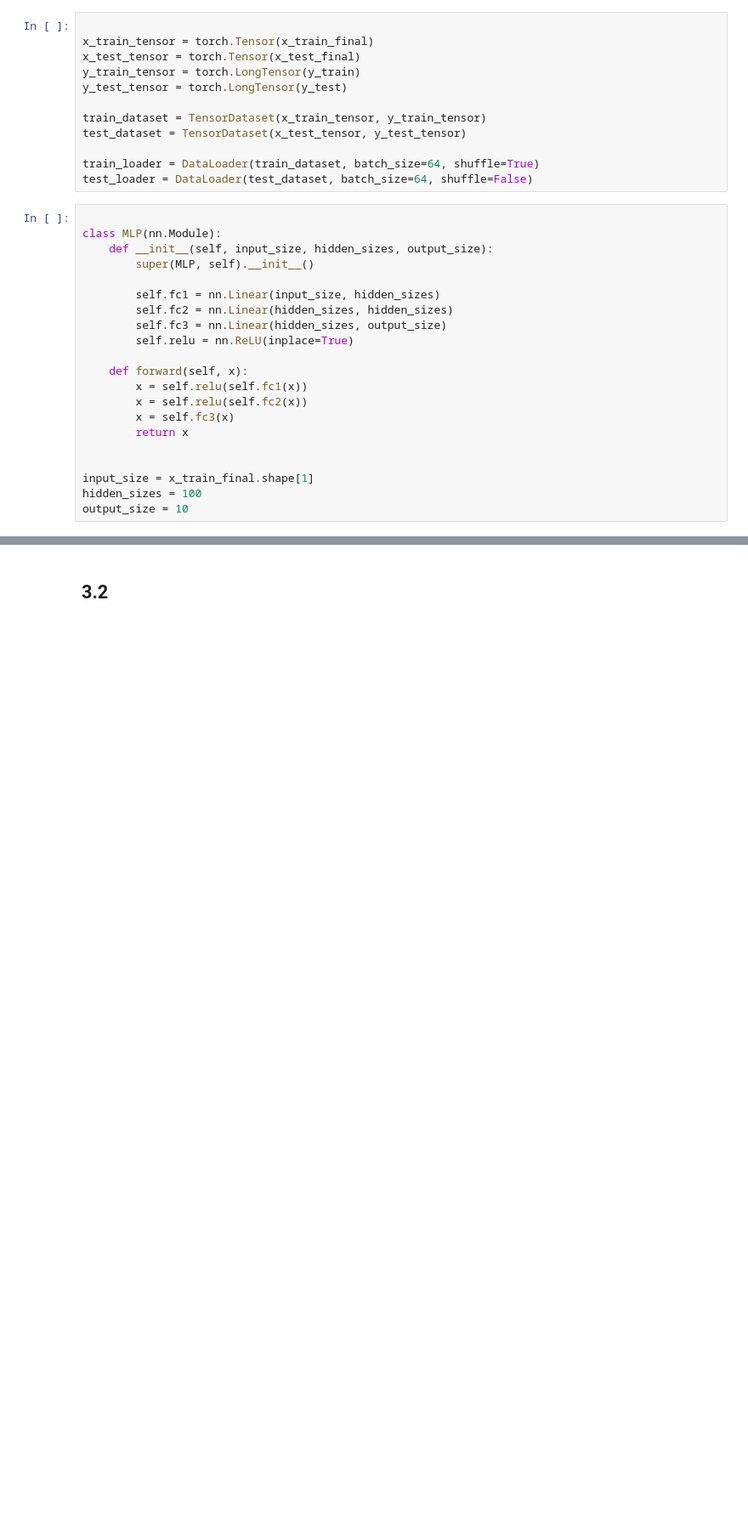
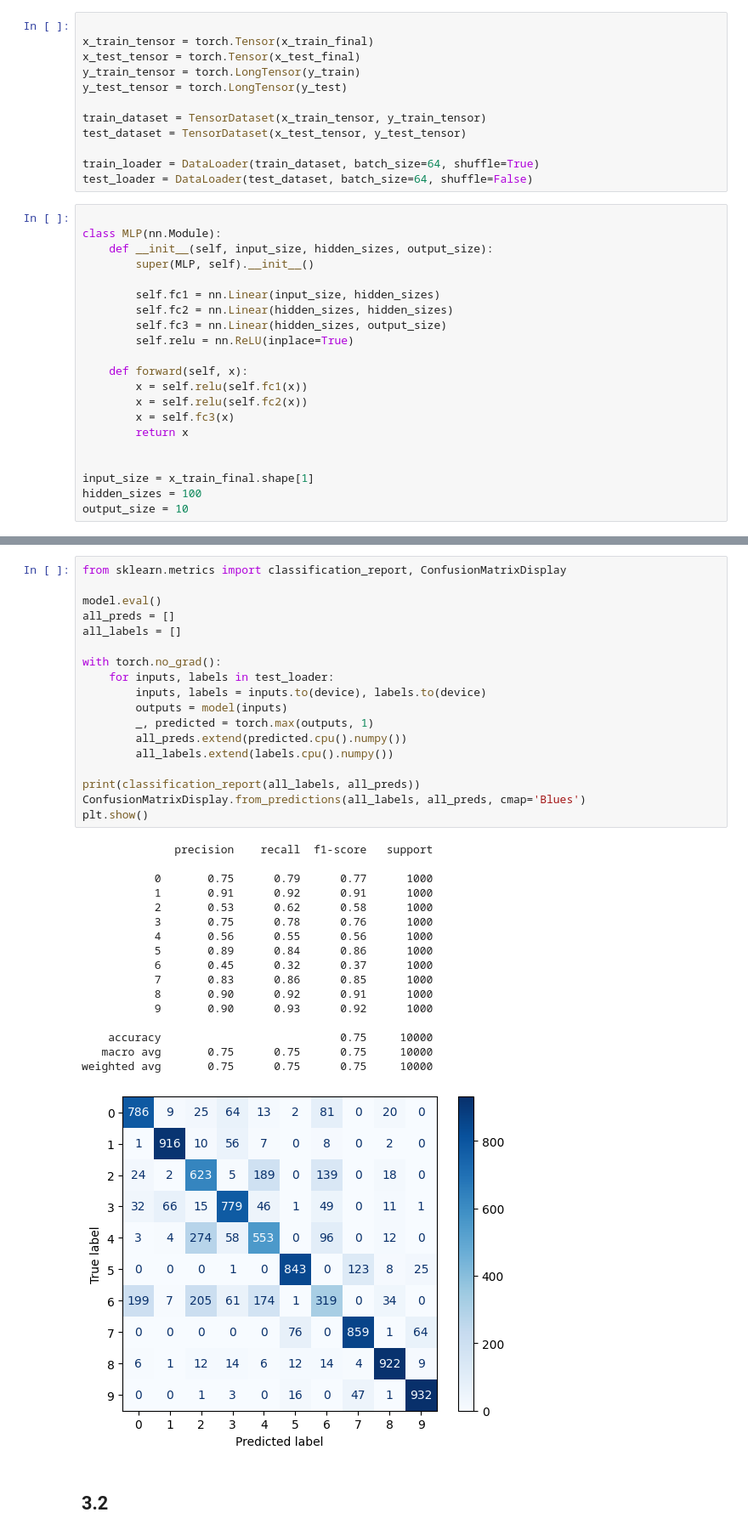
Before and after one commit to Vulturul2k/ML_project, a Jupyter notebook: fashion2.ipynb, the cells around one changed output, grey strips where cells are left out. Shown: that part at 85% size. Cells and saved outputs as stored; diff of their text form; blank space fills up the shorter version.

```diff
--- a/fashion2.ipynb
+++ b/fashion2.ipynb
@@ -221,3 +219,39 @@ Train Acc: 0.7459,
+# %%
+from sklearn.metrics import classification_report, ConfusionMatrixDisplay
+
+model.eval()
+all_preds = []
+all_labels = []
+
+with torch.no_grad():
+    for inputs, labels in test_loader:
+        inputs, labels = inputs.to(device), labels.to(device)
+        outputs = model(inputs)
+        _, predicted = torch.max(outputs, 1)
+        all_preds.extend(predicted.cpu().numpy())
+        all_labels.extend(labels.cpu().numpy())
+
+print(classification_report(all_labels, all_preds))
+ConfusionMatrixDisplay.from_predictions(all_labels, all_preds, cmap='Blues')
+plt.show()
+# %% [output]
+              precision    recall  f1-score   support
+
+           0       0.75      0.79      0.77      1000
+           1       0.91      0.92      0.91      1000
+           2       0.53      0.62      0.58      1000
+           3       0.75      0.78      0.76      1000
+           4       0.56      0.55      0.56      1000
+           5       0.89      0.84      0.86      1000
+           6       0.45      0.32      0.37      1000
+           7       0.83      0.86      0.85      1000
+           8       0.90      0.92      0.91      1000
+           9       0.90      0.93      0.92      1000
+
+    accuracy                           0.75     10000
+   macro avg       0.75      0.75      0.75     10000
+weighted avg       0.75      0.75      0.75     10000
+[figure, added]
 # %% [markdown]
 ## 3.2
 # %%
```
Also changed, not shown: parts of 11 cells of this notebook, 5 other files.
